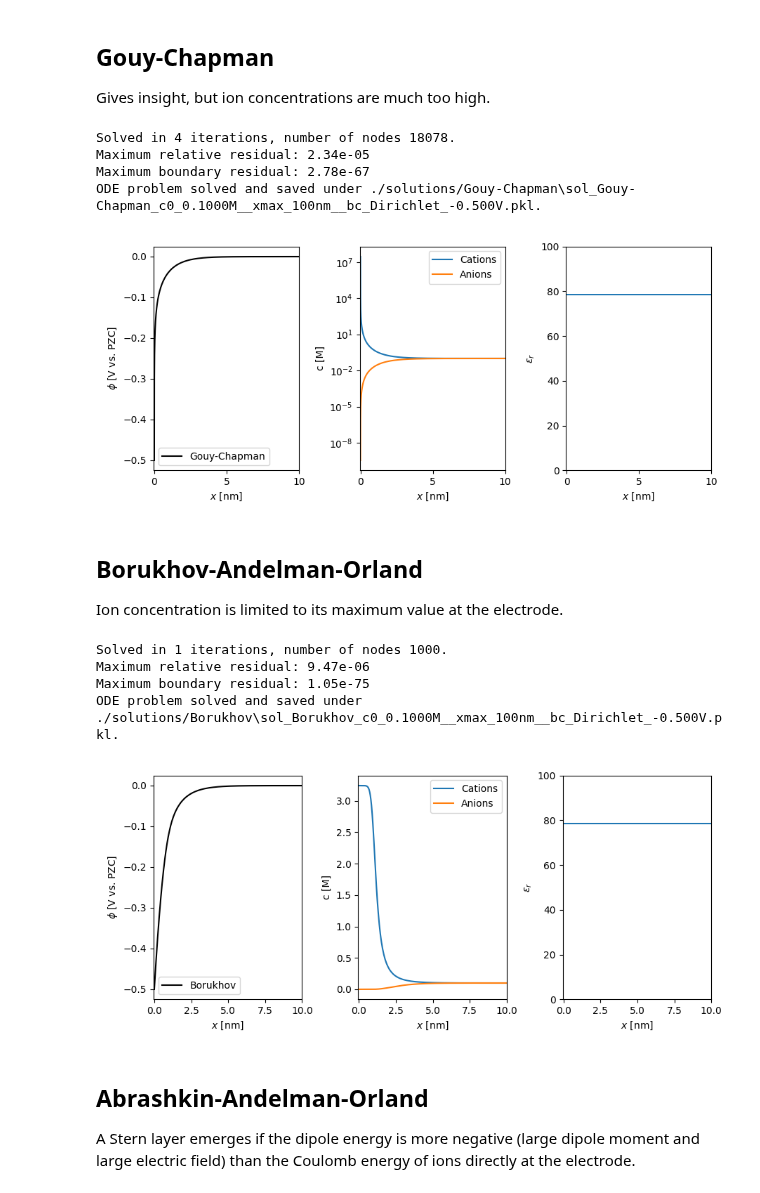
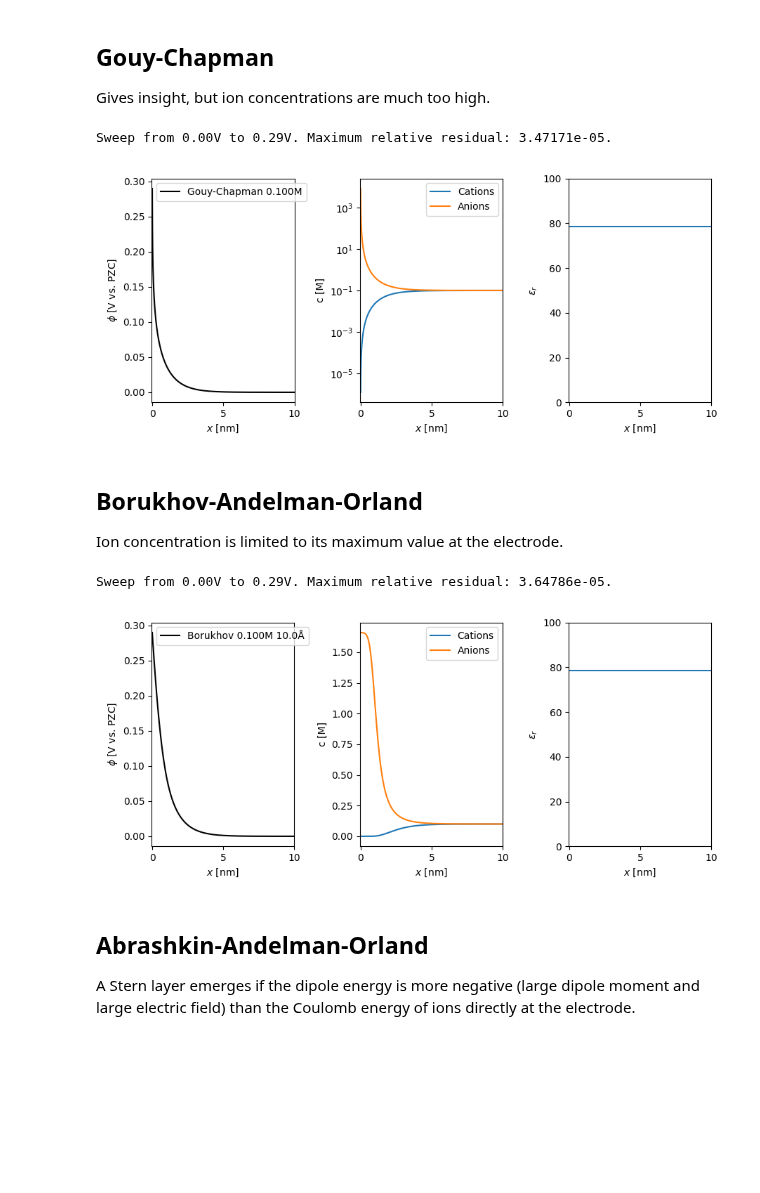
Before and after one commit to lucasdekam/frumkin, a Jupyter notebook: spatial-profiles.ipynb, the cells around one changed output. Cells and saved outputs as stored; diff of their text form; code cells hidden in the pictures; blank space fills up the shorter version.

```diff
--- a/spatial-profiles.ipynb
+++ b/spatial-profiles.ipynb
@@ -9,42 +7,36 @@ import plotting
 %matplotlib widget
 # %%
 ion_concentration_molar = 1e-1
-ion_diameter_m = 8e-10
+ion_diameter_m = 10e-10
 solvent_diameter_m = 2.75e-10
-x = prf.get_x_axis_nm(xmax_nm=100, n_points=1000)
-bc = boundary_conditions.Dirichlet(phi_0=-0.5)
+gamma_c = (ion_diameter_m/solvent_diameter_m)**3
+phi0 = 0.3
 xmin = -0.05
 xmax = 10
 # %% [markdown]
 ## Gouy-Chapman
 Gives insight, but ion concentrations are much too high.
 # %%
-gc = models.GouyChapman(ion_concentration_molar)
-gc_sol = gc.solve(x, bc)
+gc = edl.GouyChapman(ion_concentration_molar)
+gc_sol = gc.spatial_profiles(phi0)
 
 fig, ax = plotting.plot_solution(gc_sol, xmin, xmax)
 plt.show()
 # %% [output]
-Solved in 4 iterations, number of nodes 18078.
-Maximum relative residual: 2.34e-05
-Maximum boundary residual: 2.78e-67
-ODE problem solved and saved under ./solutions/Gouy-Chapman\sol_Gouy-Chapman_c0_0.1000M__xmax_100nm__bc_Dirichlet_-0.500V.pkl.
+Sweep from 0.00V to 0.29V. Maximum relative residual: 3.47171e-05.
-[figure, old version]
+[figure, new version]
 # %% [markdown]
 ## Borukhov-Andelman-Orland
 Ion concentration is limited to its maximum value at the electrode.
 # %%
-bao = models.Borukhov(ion_concentration_molar, ion_diameter_m)
-bao_sol = bao.solve(x, bc)
+bao = edl.Borukhov(ion_concentration_molar, ion_diameter_m)
+bao_sol = bao.spatial_profiles(phi0)
 
 fig, ax = plotting.plot_solution(bao_sol, xmin, xmax, logscale=False)
 plt.show()
 # %% [output]
-Solved in 1 iterations, number of nodes 1000.
-Maximum relative residual: 9.47e-06
-Maximum boundary residual: 1.05e-75
-ODE problem solved and saved under ./solutions/Borukhov\sol_Borukhov_c0_0.1000M__xmax_100nm__bc_Dirichlet_-0.500V.pkl.
+Sweep from 0.00V to 0.29V. Maximum relative residual: 3.64786e-05.
-[figure, old version]
+[figure, new version]
 # %% [markdown]
 ## Abrashkin-Andelman-Orland
 A Stern layer emerges if the dipole energy is more negative (large dipole moment and large electric field) than the Coulomb energy of ions directly at the electrode.
```
Also changed, not shown: parts of 11 cells of this notebook, 10 other files.
